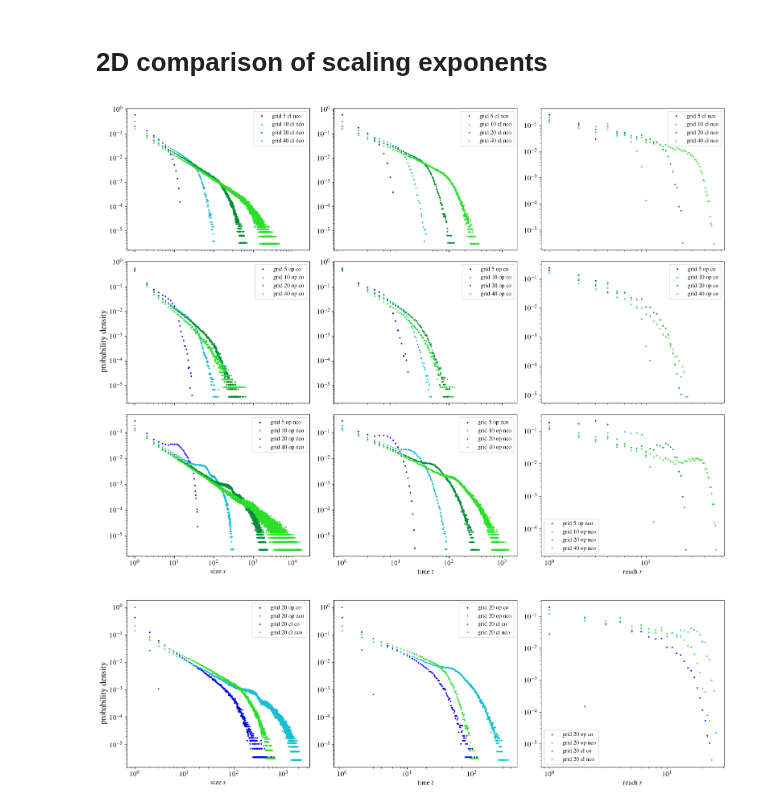
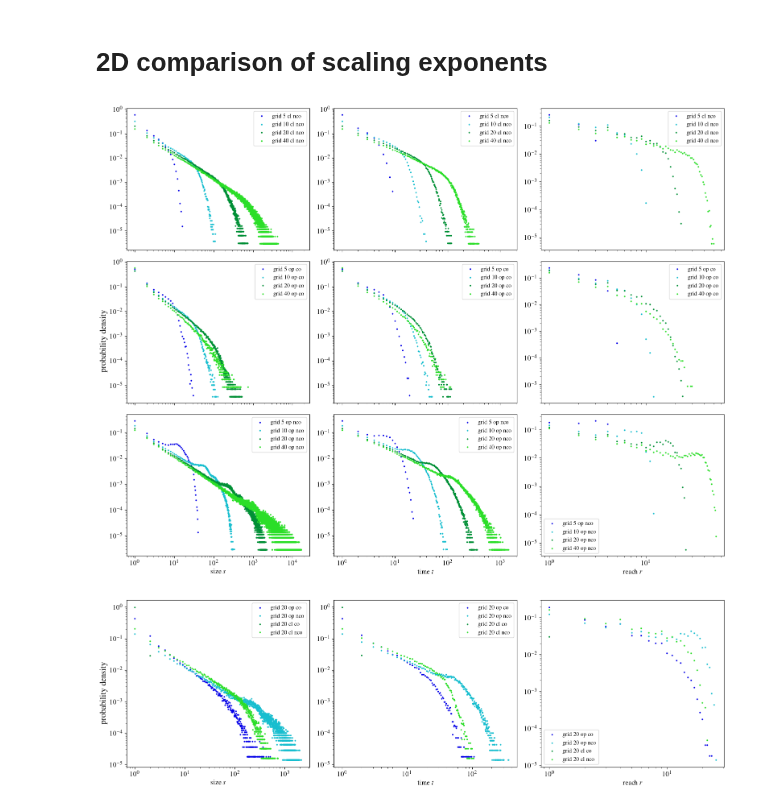
Before and after one commit to GabrielRemi/Sandpile, a Jupyter notebook: Code/analysis_2d.ipynb, the cells around one changed output. Cells and saved outputs as stored; diff of their text form; code cells hidden in the pictures.

```diff
--- a/Code/analysis_2d.ipynb
+++ b/Code/analysis_2d.ipynb
@@ -81,7 +81,7 @@ plt.savefig(fig_dir / "2d_grid_comparison.png", bbox_inches="tight", dpi=300)
 fig, ax = plt.subplots(3, 3, figsize=(16, 12), sharex="col")
 
 fig.supylabel("probability density")
-N = 50
+N = 5
 
 # closed non conservative, different grid
 for grid in grid_sizes:
@@ -90,34 +90,34 @@ for grid in grid_sizes:
 
     for i, obs in enumerate("size time reach".split()):
         x, y = get_hist(df[obs])
         draw_distribution(x, y, axis=ax[0, i], label=f"grid {grid} cl nco")
         ax[0, i].legend(fontsize="small")
 
 # open conservative, different grid
 for grid in grid_sizes:
     data_dir = Path().cwd().joinpath(f"data/d2_g{grid}_c7_op_co")
     df = load_combine_avalanche_data_samples(data_dir, with_dissipation=False, sample_count=N)
 
     for i, obs in enumerate("size time reach".split()):
         x, y = get_hist(df[obs])
         draw_distribution(x, y, axis=ax[1, i], label=f"grid {grid} op co")
         ax[1, i].legend(fontsize="small")
 
 # open conservative, different grid
 for grid in grid_sizes:
     data_dir = Path().cwd().joinpath(f"data/d2_g{grid}_c7_op_nco")
     df = load_combine_avalanche_data_samples(data_dir, with_dissipation=False, sample_count=N)
 
     for i, obs in enumerate("size time reach".split()):
         x, y = get_hist(df[obs])
         draw_distribution(x, y, axis=ax[2, i], label=f"grid {grid} op nco")
         ax[2, i].legend(fontsize="small")
         ax[2, i].set_xlabel(f"{obs} ${obs[0]}$")
 #
 plt.savefig(fig_dir / "comparison_grid_distributions.png", dpi=300)
 # plt.savefig(fig_dir / "comparison_grid_distributions.pdf", dpi=300)
 # %% [output]
-[figure, old version]
+[figure, new version]
 # %%
 fig, ax = plt.subplots(1, 3, figsize=(16, 5))
 fig.supylabel("probability density")
@@ -136,4 +136,4 @@ for b, p in [("op", "co"), ("op", "nco"), ("cl", "co"), ("cl", "nco")]:
 # fig.savefig(fig_dir/"comparison_pb_distributions.pdf", dpi=300)
 fig.savefig(fig_dir/"comparison_pb_distributions.png", dpi=300)
 # %% [output]
-[figure, old version]
+[figure, new version]
```
Also changed, not shown: parts of 2 cells of this notebook, 11 other files.
